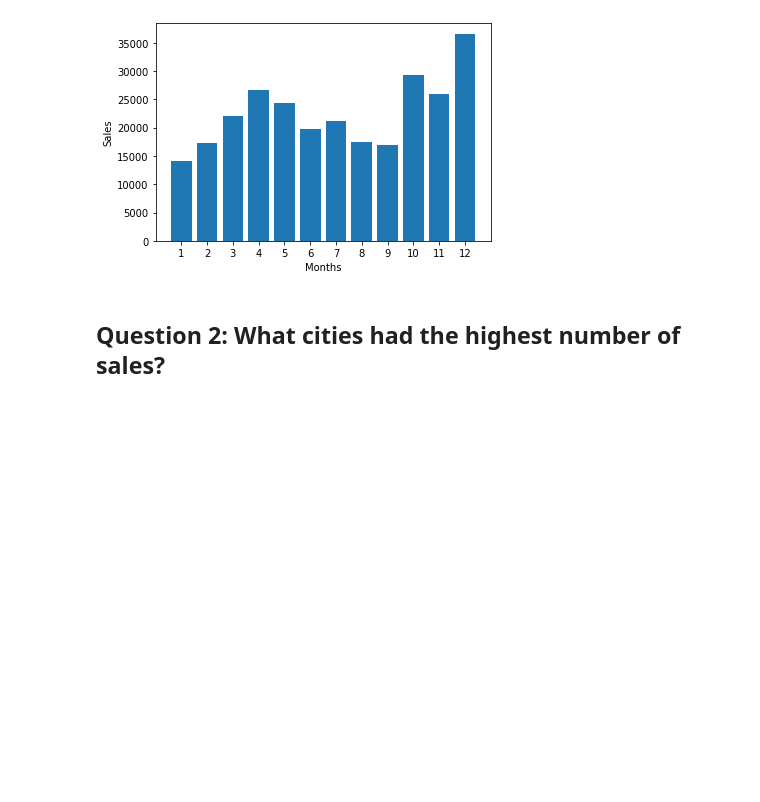
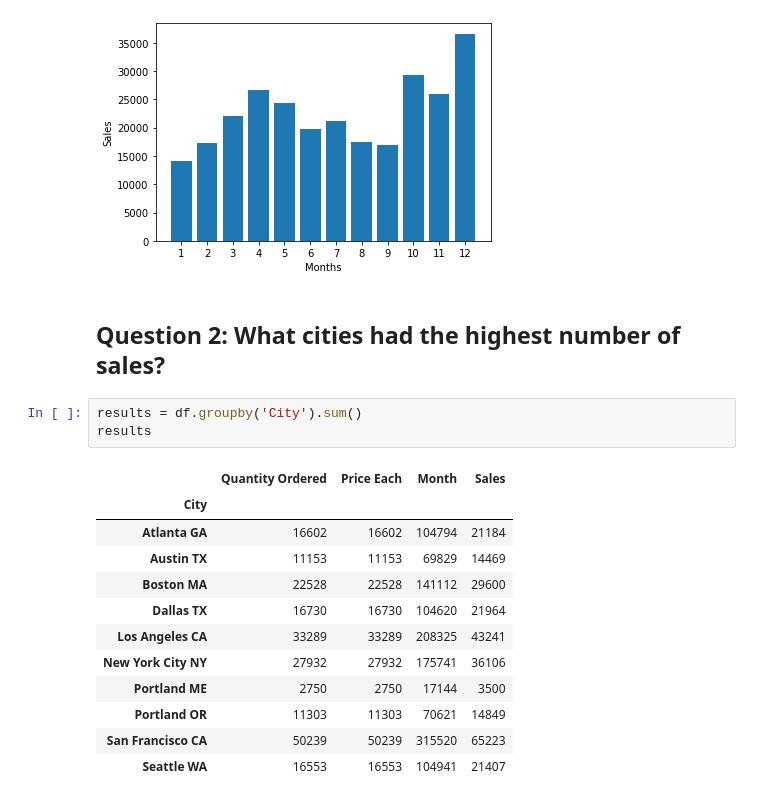
Before and after one commit to danngalann/learning-pandas, a Jupyter notebook: main.ipynb, the cells around one changed output. Drawn from its saved outputs; the diff is of its cells as text; blank space fills up the shorter version.

```diff
--- a/main.ipynb
+++ b/main.ipynb
@@ -111,3 +117,19 @@ plt.show()
 [figure]
 # %% [markdown]
 ## Question 2: What cities had the highest number of sales?
+# %%
+results = df.groupby('City').sum()
+results
+# %% [output]
+|  | Quantity Ordered | Price Each | Month | Sales |
+| City |  |  |  |  |
+| Atlanta GA | 16602 | 16602 | 104794 | 21184 |
+| Austin TX | 11153 | 11153 | 69829 | 14469 |
+| Boston MA | 22528 | 22528 | 141112 | 29600 |
+| Dallas TX | 16730 | 16730 | 104620 | 21964 |
+| Los Angeles CA | 33289 | 33289 | 208325 | 43241 |
+| New York City NY | 27932 | 27932 | 175741 | 36106 |
+| Portland ME | 2750 | 2750 | 17144 | 3500 |
+| Portland OR | 11303 | 11303 | 70621 | 14849 |
+| San Francisco CA | 50239 | 50239 | 315520 | 65223 |
+| Seattle WA | 16553 | 16553 | 104941 | 21407 |
```
Also changed, not shown: parts of 2 cells of this notebook.
